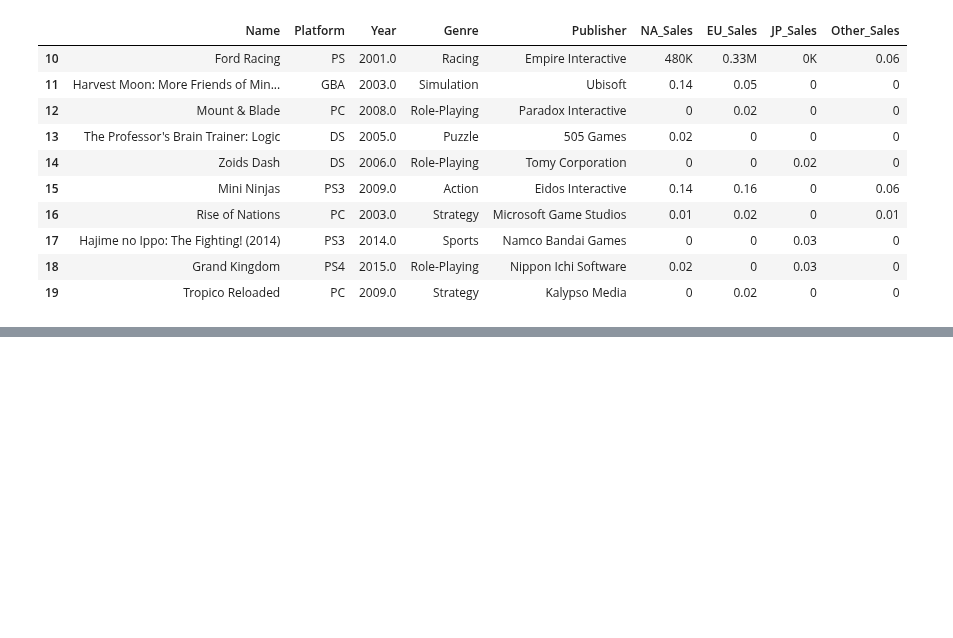
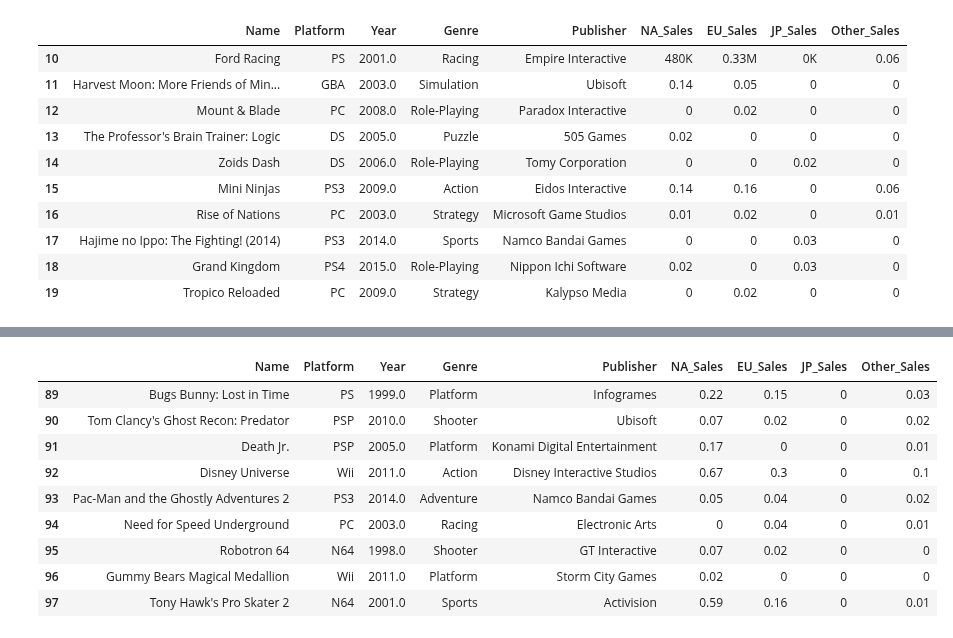
Before and after one commit to ohyunju/projects, a Jupyter notebook: project1/Project1.ipynb, the cells around one changed output, grey strips where cells are left out. Cells and saved outputs as stored; diff of their text form; code cells hidden in the pictures; blank space fills up the shorter version.

```diff
--- a/project1/Project1.ipynb
+++ b/project1/Project1.ipynb
@@ -138,3 +154,25 @@ See the caveats in the documentation: https://pandas.pydata.org/pandas-docs/stab
 | 17 | Hajime no Ippo: The Fighting! (2014) | PS3 | 2014.0 | Sports | Namco Bandai Games | 0 | 0 | 0.03 | 0 |
 | 18 | Grand Kingdom | PS4 | 2015.0 | Role-Playing | Nippon Ichi Software | 0.02 | 0 | 0.03 | 0 |
 | 19 | Tropico Reloaded | PC | 2009.0 | Strategy | Kalypso Media | 0 | 0.02 | 0 | 0 |
+# %%
+#df2['NA_Sales'].str.endswith('K')[10]  #True
+#df2['NA_Sales'][10]=pd.to_numeric(df2['NA_Sales'][10].replace('K',''))*0.001
+#df2['NA_Sales'][10]=df2['NA_Sales'][10].replace('K','')
+#df2['NA_Sales'][10]
+#df2['NA_Sales'][10]=pd.to_numeric(df2['NA_Sales'][10])*0.001
+#df2['NA_Sales'][10]
+
+#df2['NA_Sales'].str.contains('K')[45] #True
+
+df2[85:94]
+# %% [output]
+|  | Name | Platform | Year | Genre | Publisher | NA_Sales | EU_Sales | JP_Sales | Other_Sales |
+| 89 | Bugs Bunny: Lost in Time | PS | 1999.0 | Platform | Infogrames | 0.22 | 0.15 | 0 | 0.03 |
+| 90 | Tom Clancy's Ghost Recon: Predator | PSP | 2010.0 | Shooter | Ubisoft | 0.07 | 0.02 | 0 | 0.02 |
+| 91 | Death Jr. | PSP | 2005.0 | Platform | Konami Digital Entertainment | 0.17 | 0 | 0 | 0.01 |
+| 92 | Disney Universe | Wii | 2011.0 | Action | Disney Interactive Studios | 0.67 | 0.3 | 0 | 0.1 |
+| 93 | Pac-Man and the Ghostly Adventures 2 | PS3 | 2014.0 | Adventure | Namco Bandai Games | 0.05 | 0.04 | 0 | 0.02 |
+| 94 | Need for Speed Underground | PC | 2003.0 | Racing | Electronic Arts | 0 | 0.04 | 0 | 0.01 |
+| 95 | Robotron 64 | N64 | 1998.0 | Shooter | GT Interactive | 0.07 | 0.02 | 0 | 0 |
+| 96 | Gummy Bears Magical Medallion | Wii | 2011.0 | Platform | Storm City Games | 0.02 | 0 | 0 | 0 |
+| 97 | Tony Hawk's Pro Skater 2 | N64 | 2001.0 | Sports | Activision | 0.59 | 0.16 | 0 | 0.01 |
```
Also changed, not shown: parts of 3 cells of this notebook.
